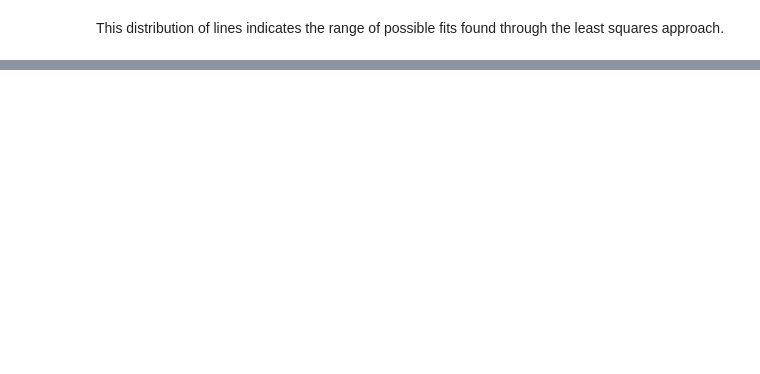
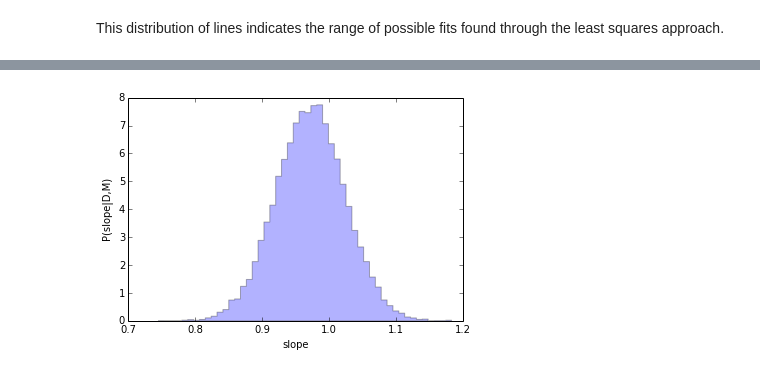
Before and after one commit to jakevdp/FreqBayes, a Jupyter notebook: FittingALine.ipynb, the cells around one changed output, grey strips where cells are left out. Saved outputs shown, nothing was run; the diff lists cells and outputs as text; code cells hidden in the pictures; blank space fills up the shorter version.

```diff
--- a/FittingALine.ipynb
+++ b/FittingALine.ipynb
@@ -127,0 +220,8 @@ This distribution of lines indicates the range of possible fits found through th
+# %%
+fig, ax = plt.subplots()
+ax.hist(sample[:, 0], 50, histtype='stepfilled',
+        alpha=0.3, normed=True)
+ax.set_xlabel('slope')
+ax.set_ylabel('P(slope|D,M)');
+# %% [output]
+[figure, added]
```
Also changed, not shown: parts of 34 cells of this notebook.
